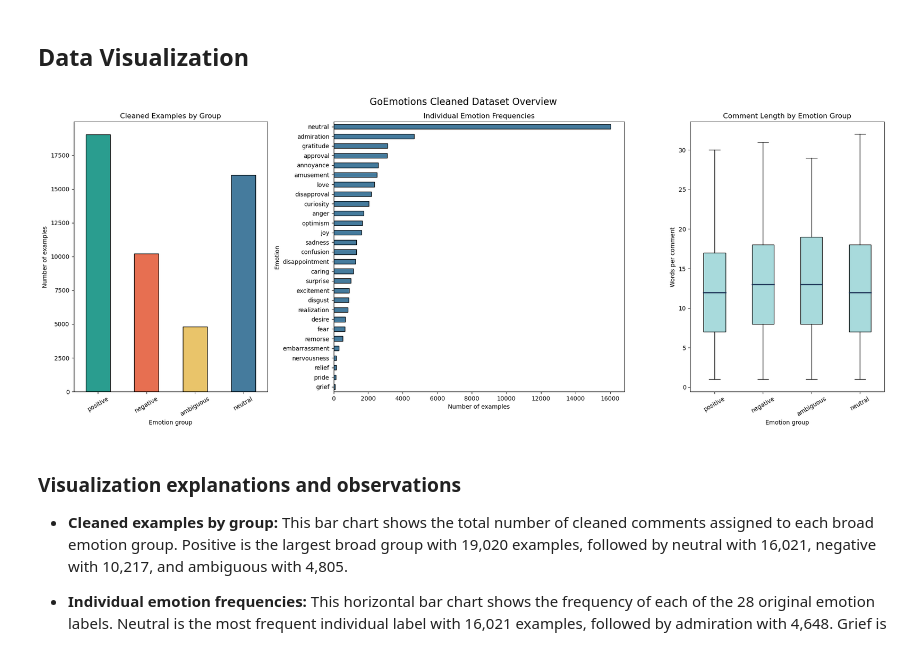
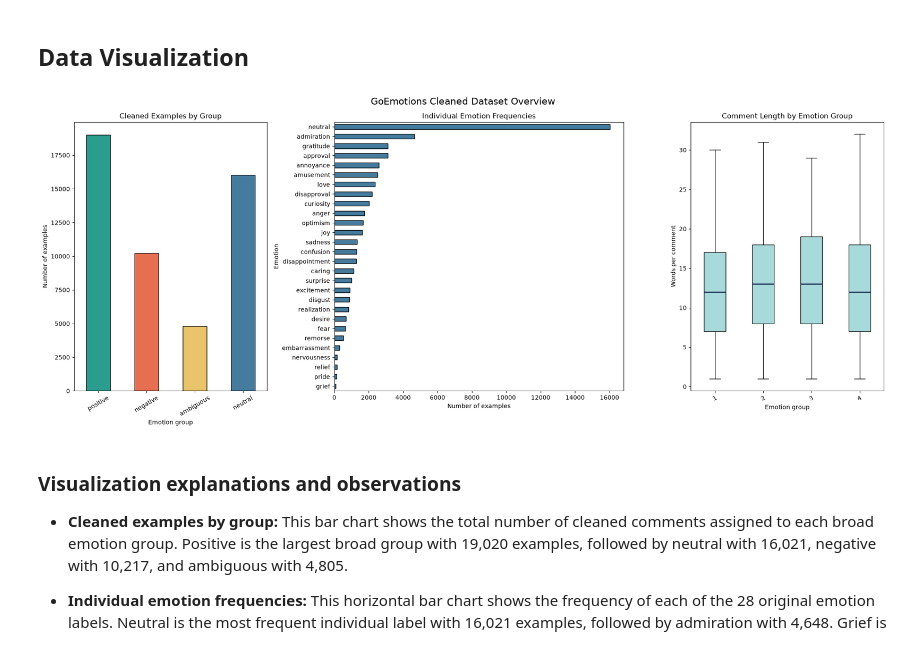
Before and after one commit to DevishiSoni/Machine-Learning-Project, a Jupyter notebook: notebook.ipynb, the cells around one changed output. Drawn from its saved outputs; the diff is of its cells as text; code cells hidden in the pictures.

```diff
--- a/notebook.ipynb
+++ b/notebook.ipynb
@@ -201,35 +200,35 @@ fig, axes = plt.subplots(1, 3, figsize=(20, 8), gridspec_kw={"width_ratios": [1,
 
 all_group_counts.plot.bar(ax=axes[0], color=group_colors, edgecolor="black")
 axes[0].set_title("Cleaned Examples by Group")
 axes[0].set_xlabel("Emotion group")
 axes[0].set_ylabel("Number of examples")
 axes[0].tick_params(axis="x", rotation=30)
 
 emotion_counts.plot.barh(ax=axes[1], color="#457b9d", edgecolor="black")
 axes[1].set_title("Individual Emotion Frequencies")
 axes[1].set_xlabel("Number of examples")
 axes[1].set_ylabel("Emotion")
 
-axes[2].boxplot(word_counts_by_group, labels=group_order, patch_artist=True,
+axes[2].boxplot(word_counts_by_group, label=group_order, patch_artist=True,
                 boxprops={"facecolor": "#a8dadc"},
                 medianprops={"color": "#1d3557", "linewidth": 2})
 axes[2].set_title("Comment Length by Emotion Group")
 axes[2].set_xlabel("Emotion group")
 axes[2].set_ylabel("Words per comment")
 axes[2].tick_params(axis="x", rotation=30)
 
 fig.suptitle("GoEmotions Cleaned Dataset Overview", fontsize=16)
 fig.tight_layout()
 plt.show()
 
 # print("Combined rows:", len(cleaned_data))
 # print("Original columns:", list(cleaned_data.columns))
 # print("Group counts:")
 # print(all_group_counts)
 # print("Individual emotion counts:")
 # print(emotion_counts.sort_values(ascending=False))
 # %% [output]
-[figure, old version]
+[figure, new version]
 # %% [markdown]
 ### Visualization explanations and observations
 
```
Also changed, not shown: parts of 2 cells of this notebook.
